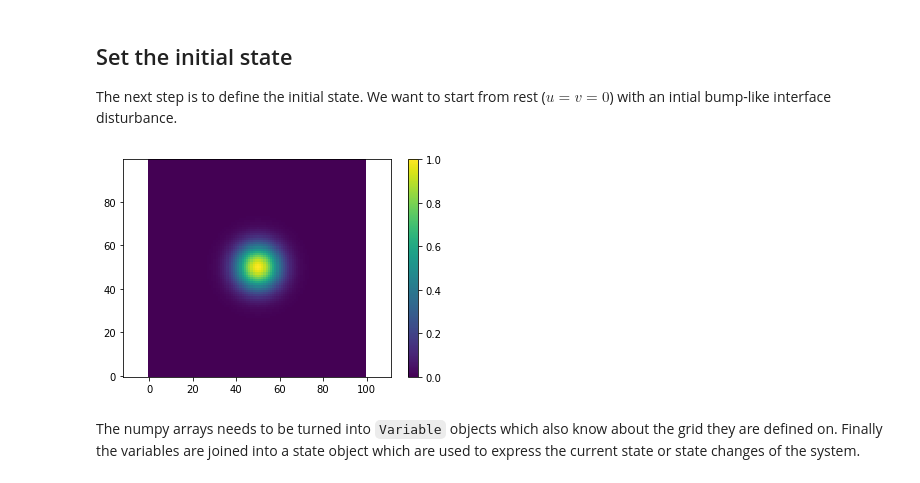
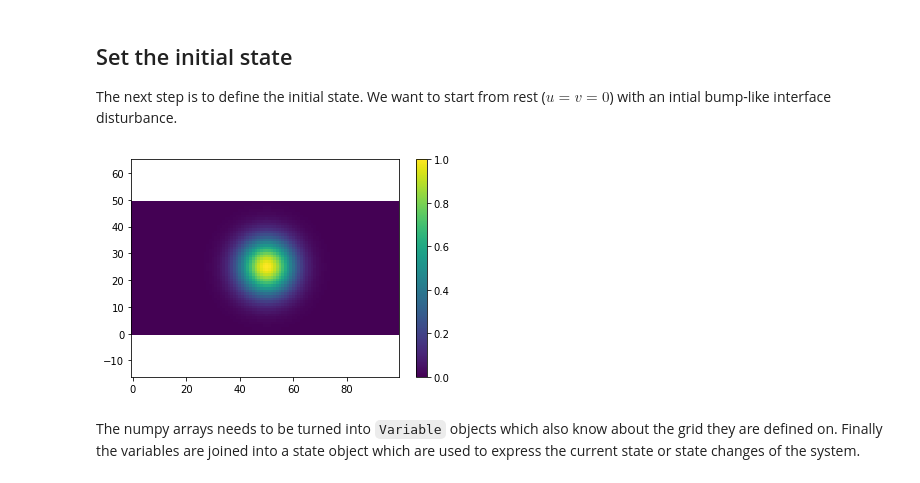
Before and after one commit to vopikamm/multimode-model, a Jupyter notebook: examples/1_gravity_wave.ipynb, the cells around one changed output. Cells and saved outputs as stored; diff of their text form; code cells hidden in the pictures.

```diff
--- a/examples/1_gravity_wave.ipynb
+++ b/examples/1_gravity_wave.ipynb
@@ -26,13 +26,13 @@ import numpy as np
 import matplotlib.pyplot as plt
 from  multimodemodel import StaggeredGrid
 
-nx, ny = 100, 100
+nx, ny = 100, 50
 dx, dy = 1., 1.
 
 x = np.arange(0., dx * nx, dx)
 y = np.arange(0., dy * ny, dy)
 
-c_grid = StaggeredGrid.cartesian_c_grid(x, y)
+c_grid = StaggeredGrid.cartesian_c_grid(x=x, y=y)
 # %% [markdown]
 The `c_grid` object provides all the necessary grid information for the sub-grids. E.g. the grid box size of the grid on which $\eta$ is defined can be accessed like this
 # %%
@@ -52,13 +52,13 @@ The next step is to define the initial state. We want to start from rest ($u = v
 # %%
 import matplotlib.pyplot as plt
 
-u = np.zeros((nx, ny))
-v = np.zeros((nx, ny))
-eta = np.exp(-((c_grid.eta.x - 50) ** 2 + (c_grid.eta.y - 50) ** 2) / 10. ** 2)
+u = np.zeros((ny, nx))
+v = np.zeros((ny, nx))
+eta = np.exp(-((c_grid.eta.x - 50) ** 2 + (c_grid.eta.y - 25) ** 2) / 10. ** 2)
 
 plt.pcolormesh(c_grid.eta.x, c_grid.eta.y, eta, shading='auto'); plt.axis('equal'); plt.colorbar();  # type: ignore
 # %% [output]
-[figure, old version]
+[figure, new version]
 # %% [markdown]
 The numpy arrays needs to be turned into `Variable` objects which also know about the grid they are defined on. Finally the variables are joined into a state object which are used to express the current state or state changes of the system.
 # %%
```
Also changed, not shown: parts of 1 cell of this notebook, 10 other files.
